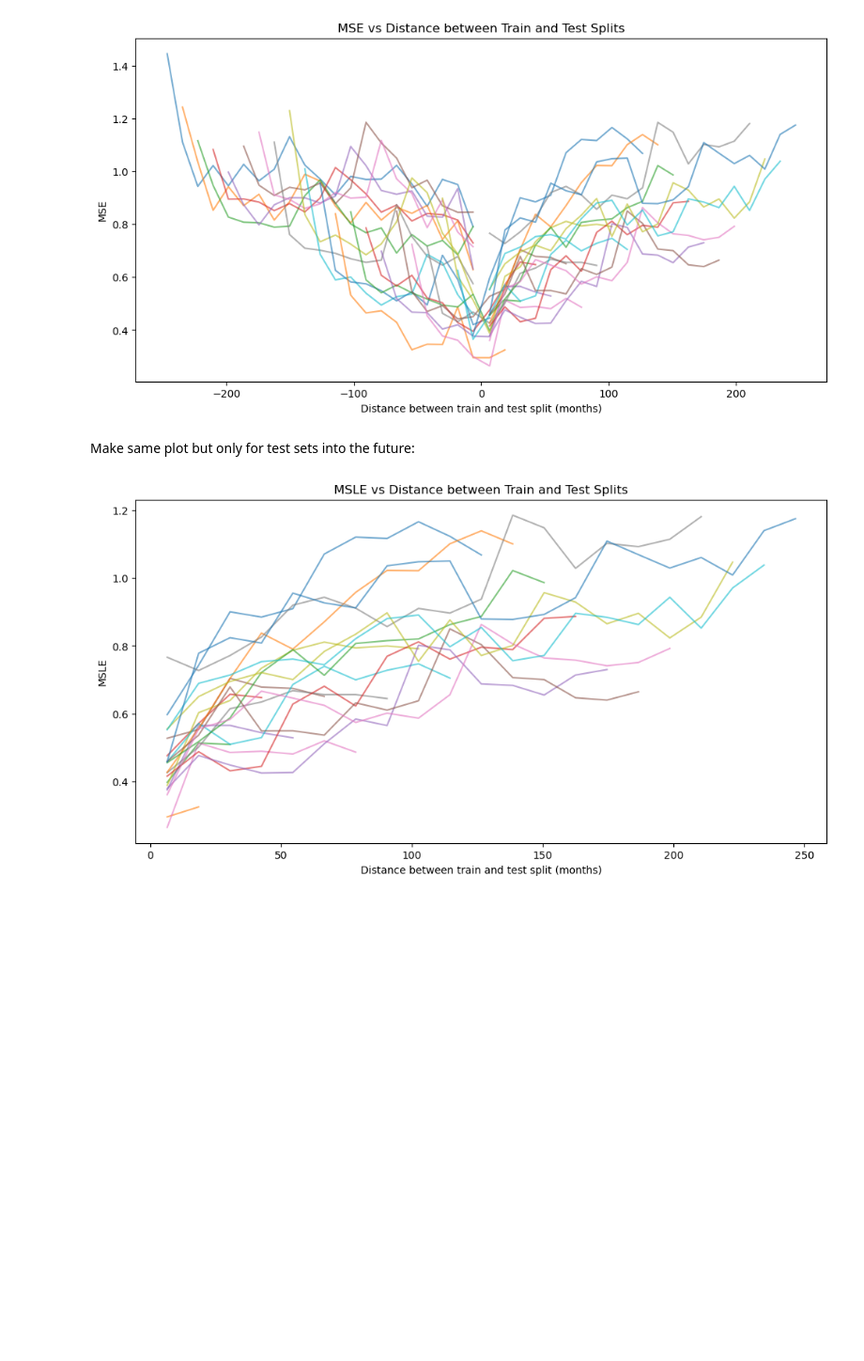
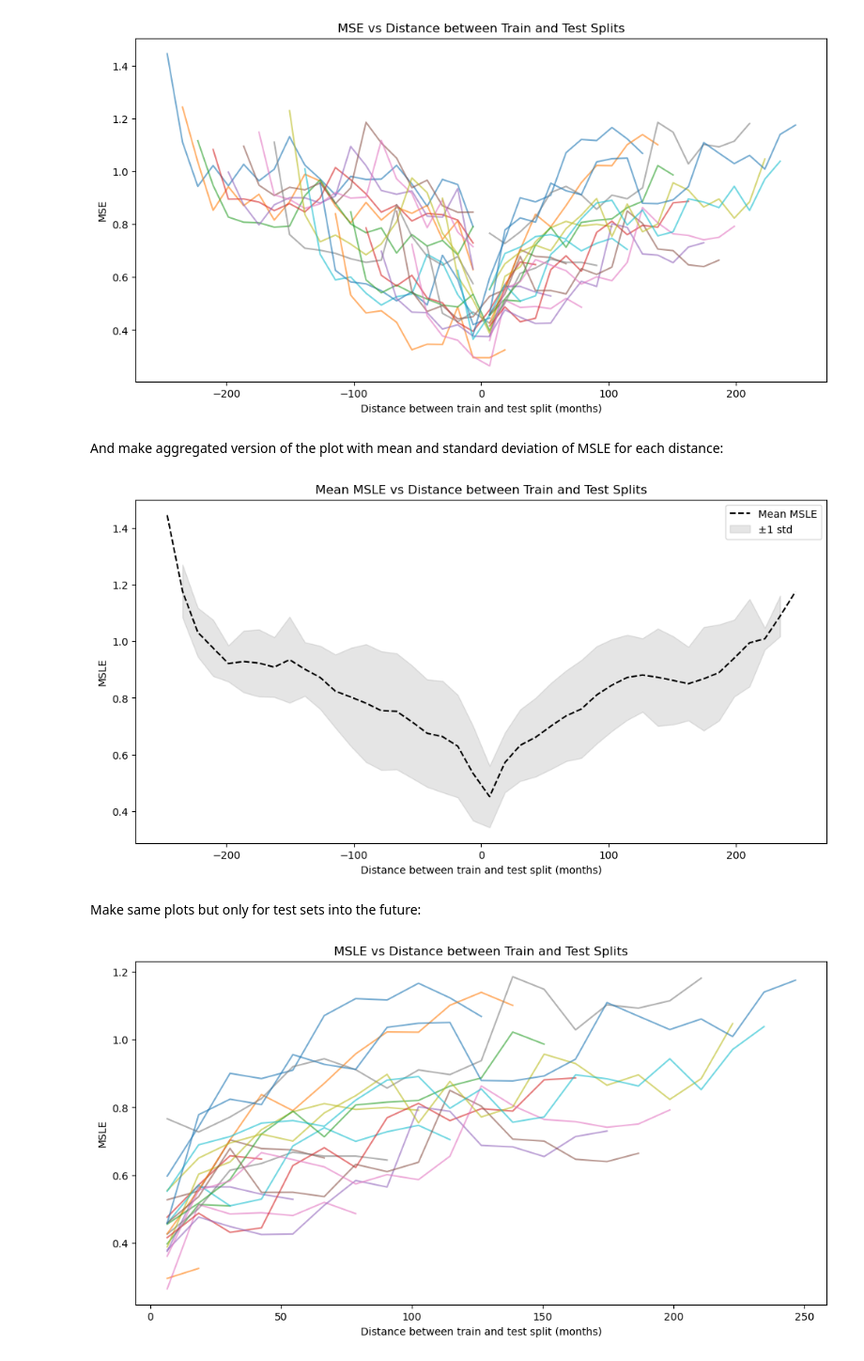
Before and after one commit to lboekestein/masterthesis, a Jupyter notebook: notebooks/sandbox.ipynb, the cells around one changed output. Shown at 94% size. Saved outputs shown, nothing was run; the diff lists cells and outputs as text; code cells hidden in the pictures; blank space fills up the shorter version.

```diff
--- a/notebooks/sandbox.ipynb
+++ b/notebooks/sandbox.ipynb
@@ -216,8 +220,27 @@ plt.savefig("../figs/mse_distance_plot.png")
 plt.show()
 # %% [output]
 [figure]
+# %% [markdown]
+And make aggregated version of the plot with mean and standard deviation of MSLE for each distance:
+# %%
+# compute mean and std of mse by distance
+mean_mse = metrics_df.groupby("distance")["mse"].mean()
+std_mse = metrics_df.groupby("distance")["mse"].std()
+# %%
+# plot mean mse and std of mse against distance
+plt.figure(figsize=(12, 6))
+plt.plot(mean_mse.index, mean_mse.values, label="Mean MSLE", color="black", linestyle ="--")
+plt.fill_between(mean_mse.index, mean_mse.values - std_mse.values, mean_mse.values + std_mse.values, alpha=0.2, color="gray", label="±1 std")
+plt.xlabel("Distance between train and test split (months)")
+plt.ylabel("MSLE")
+plt.title("Mean MSLE vs Distance between Train and Test Splits")
+plt.legend()
+plt.savefig("../figs/msle_distance_plot_future_agg.png")
+plt.show()
+# %% [output]
+[figure, added]
 # %% [markdown]
-Make same plot but only for test sets into the future:
+Make same plots but only for test sets into the future:
 # %%
 metri = metrics_df[metrics_df["distance"] > 0]
 # %%
```
Also changed, not shown: parts of 2 cells of this notebook.
